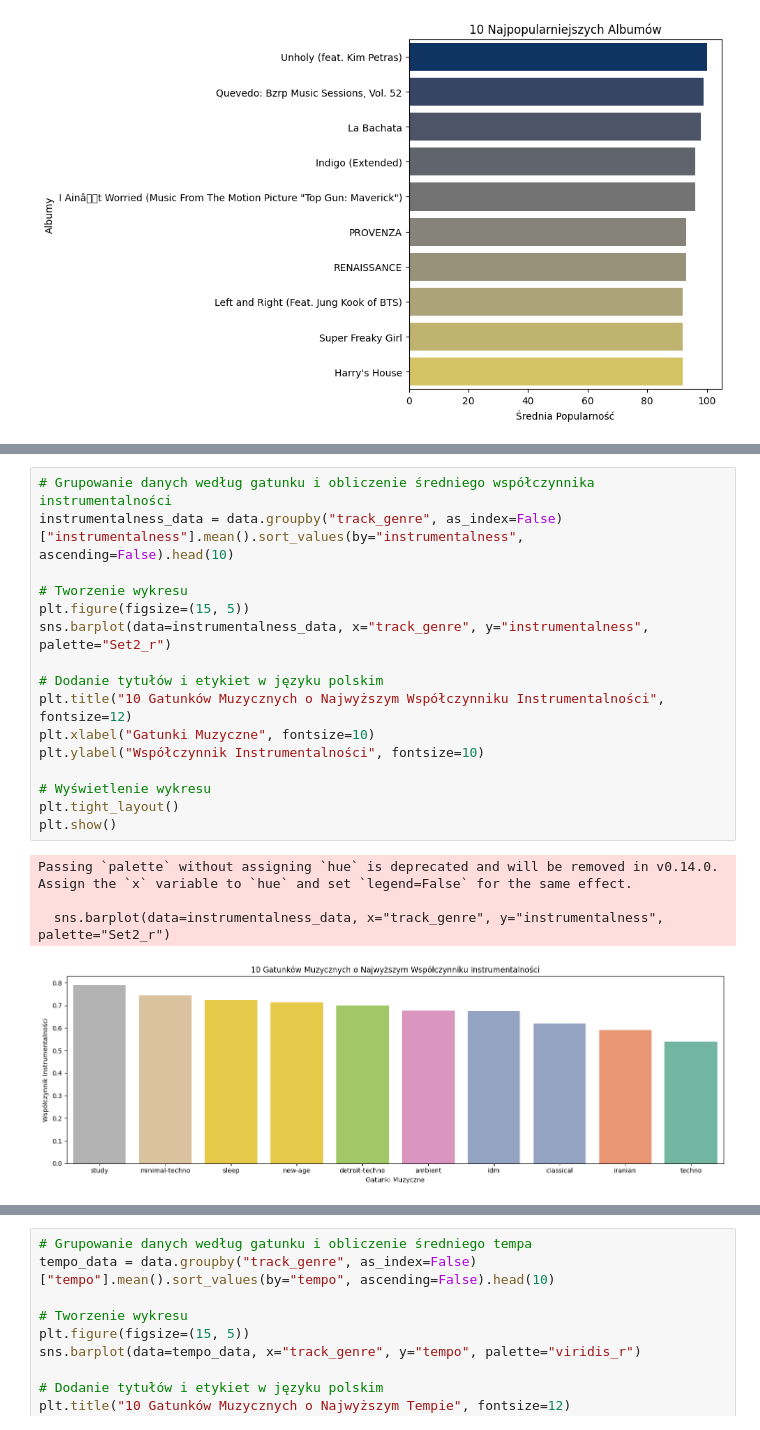
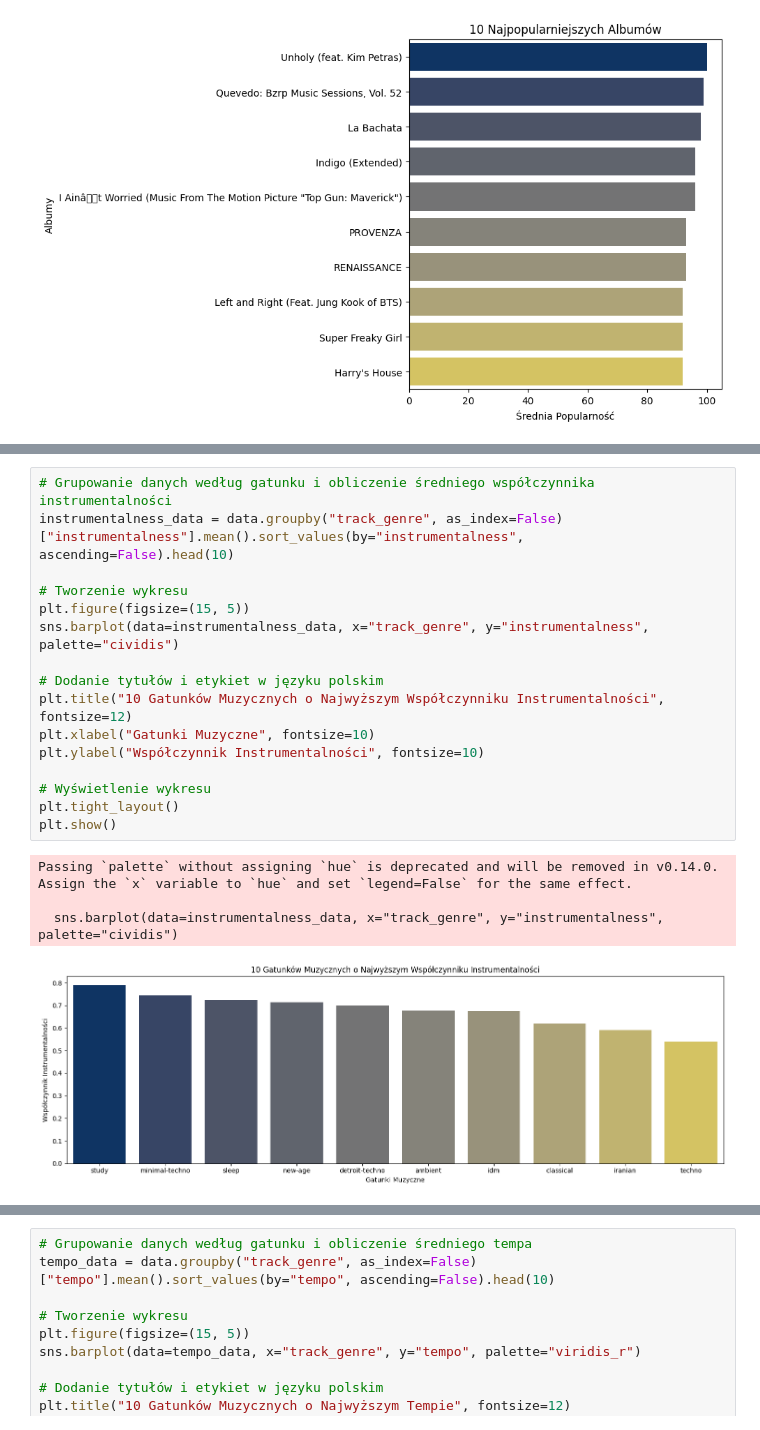
Before and after one commit to robsmokos/Projekt_Zlozony_v3, a Jupyter notebook: Projekt_Zlozony_3.ipynb, the cells around one changed output, grey strips where cells are left out. Drawn from its saved outputs; the diff is of its cells as text.

```diff
--- a/Projekt_Zlozony_3.ipynb
+++ b/Projekt_Zlozony_3.ipynb
@@ -548,24 +547,24 @@ Passing `palette` without assigning `hue` is deprecated and will be removed in v
 # %%
 # Grupowanie danych według gatunku i obliczenie średniego współczynnika instrumentalności
 instrumentalness_data = data.groupby("track_genre", as_index=False)["instrumentalness"].mean().sort_values(by="instrumentalness", ascending=False).head(10)
 
 # Tworzenie wykresu
 plt.figure(figsize=(15, 5))
-sns.barplot(data=instrumentalness_data, x="track_genre", y="instrumentalness", palette="Set2_r")
+sns.barplot(data=instrumentalness_data, x="track_genre", y="instrumentalness", palette="cividis")
 
 # Dodanie tytułów i etykiet w języku polskim
 plt.title("10 Gatunków Muzycznych o Najwyższym Współczynniku Instrumentalności", fontsize=12)
 plt.xlabel("Gatunki Muzyczne", fontsize=10)
 plt.ylabel("Współczynnik Instrumentalności", fontsize=10)
 
 # Wyświetlenie wykresu
 plt.tight_layout()
 plt.show()
 # %% [output]
 Passing `palette` without assigning `hue` is deprecated and will be removed in v0.14.0. Assign the `x` variable to `hue` and set `legend=False` for the same effect.
 
-  sns.barplot(data=instrumentalness_data, x="track_genre", y="instrumentalness", palette="Set2_r")
+  sns.barplot(data=instrumentalness_data, x="track_genre", y="instrumentalness", palette="cividis")
-[figure, old version]
+[figure, new version]
 # %%
 # Grupowanie danych według gatunku i obliczenie średniego współczynnika emocjonalnego tonu
 valence_data = data.groupby("track_genre", as_index=False)["valence"].mean().sort_values(by="valence", ascending=False).head(10)
```
Also changed, not shown: parts of 18 cells of this notebook.
